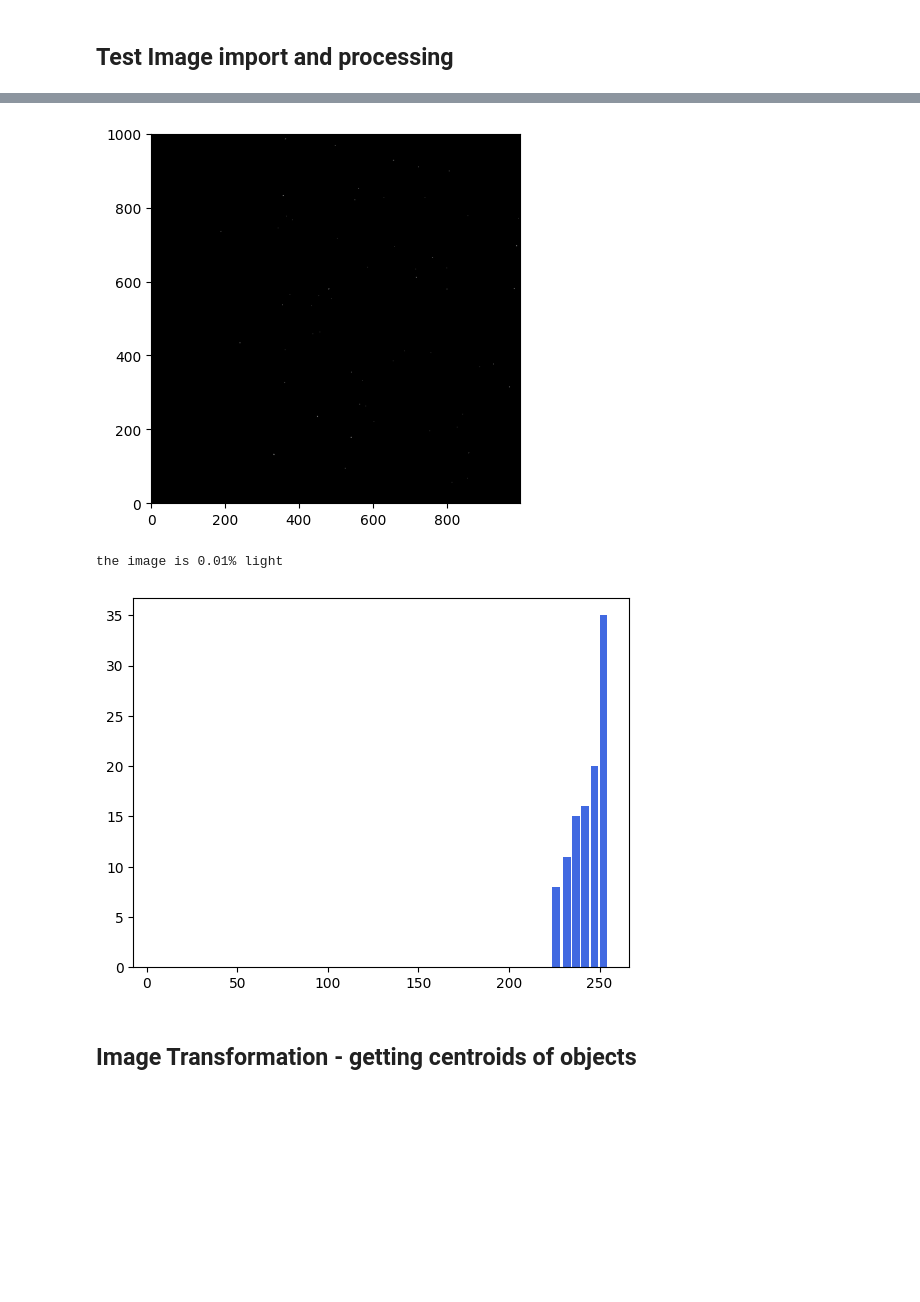
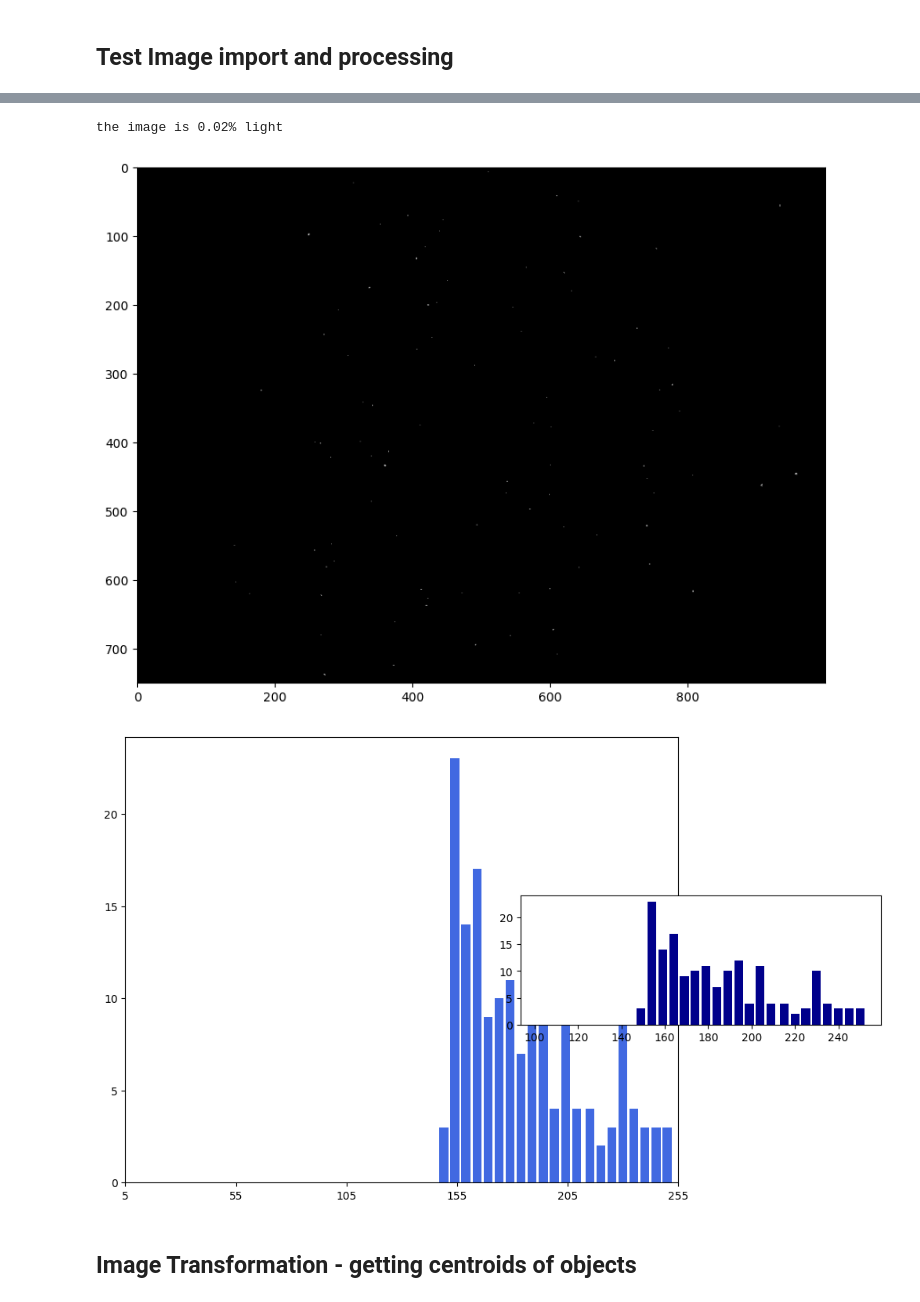
Before and after one commit to emilycardwell/find-my-star, a Jupyter notebook: testing.ipynb, the cells around one changed output, grey strips where cells are left out. Drawn from its saved outputs; the diff is of its cells as text; code cells hidden in the pictures; blank space fills up the shorter version.

```diff
--- a/testing.ipynb
+++ b/testing.ipynb
@@ -85,7 +156,15 @@ plt.show()
 # import test image no. 1
 test_img = "data/testing/astro1.jpeg"
 test_grey = cv2.imread(test_img, flags=cv2.IMREAD_GRAYSCALE)
-test_grey = test_grey[:min(test_grey.shape), :min(test_grey.shape)]
-test_grey = cv2.resize(test_grey, dsize=(1000,1000))
-test_grey.shape
+max_len = max(test_grey.shape)
+scale_ratio = 1000 / max_len
+x_scaled = int(test_grey.shape[1]*scale_ratio)
+y_scaled = int(test_grey.shape[0]*scale_ratio)
+test_grey = cv2.resize(test_grey, dsize=(x_scaled, y_scaled), interpolation=cv2.INTER_AREA)
+
+light_percent(test_grey)
+
+plt.imshow(test_grey, cmap="grey")
+
+viz_levels(test_grey)
 # %% [output]
@@ -93,12 +173,0 @@ test_grey.shape
-# %%
-def viz_levels(image):
-    cut_levels = pd.Series(image.flatten()).value_counts(bins=50).reset_index().set_axis(['value', 'count'], axis=1)
-    cut_levels['value'] = [int(i.mid) for i in cut_levels['value']]
-    cut_levels = cut_levels[cut_levels['value'] > 5]
-    plt.bar(cut_levels['value'], cut_levels['count'], width=4, color='royalblue')
-    return
-
-def light_percent(image):
-    all_coords = np.column_stack(np.where(image >= 0))
-    grey_coords = np.column_stack(np.where(image > 0))
-    print(f"the image is {np.round(grey_coords.size/all_coords.size*100, 2)}% light")
@@ -131,17 +174,15 @@ plt.show()
 # %%
 # remove all data below cutoff and visualize
 hard_cut_test = test_grey.copy()
-hard_cut_test[hard_cut_test<225] = 0
-fix, ax = plt.subplots()
-ax.imshow(hard_cut_test, cmap="grey")
-ax.set_ylim([0, 1000])
-plt.show()
+hard_cut_test[hard_cut_test<150] = 0
 light_percent(hard_cut_test)
+plt.subplots(figsize=(10,7.5))
+plt.imshow(hard_cut_test, cmap="grey")
 viz_levels(hard_cut_test)
 # %% [output]
+the image is 0.02% light
-[figure, old version]
+[figure, new version]
-the image is 0.01% light
-[figure, old version]
+[figure, new version]
 # %% [markdown]
 ## Image Transformation - getting centroids of objects
 # %%
```
Also changed, not shown: parts of 25 cells of this notebook, 3 other files.
